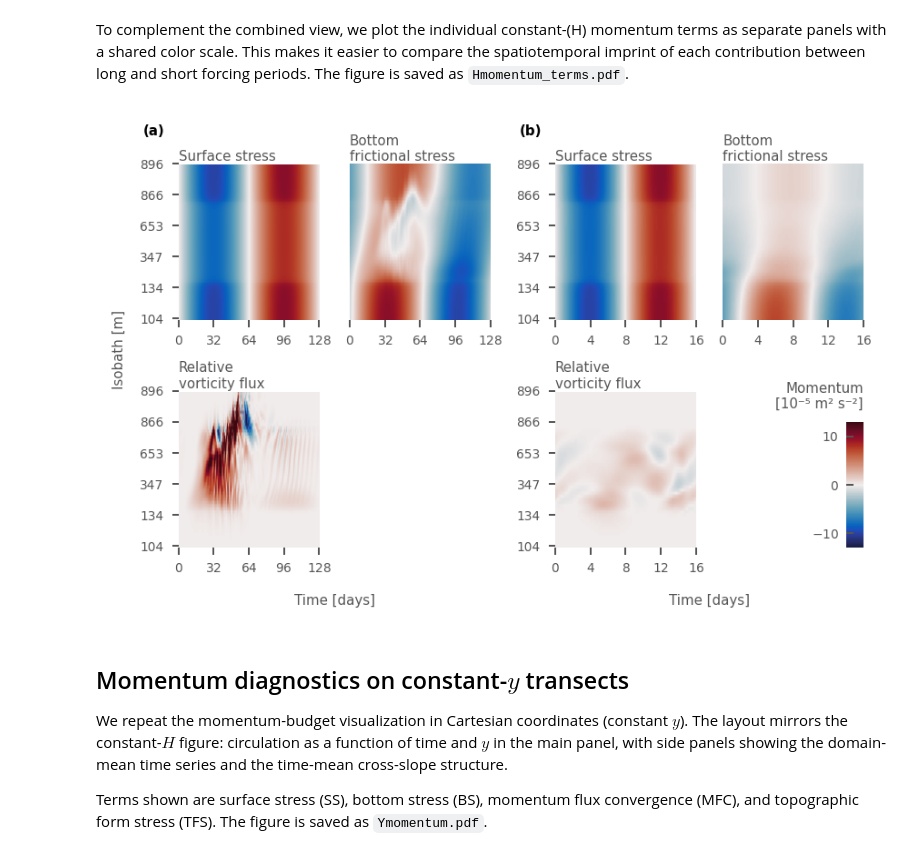
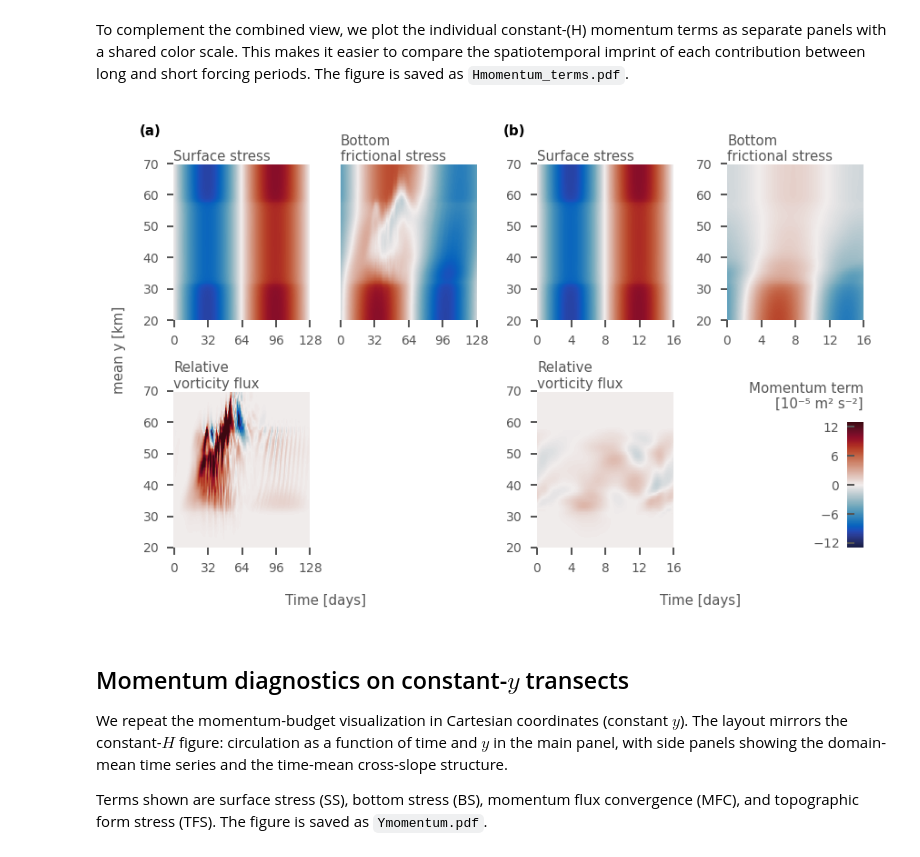
Before and after one commit to alpsjur/temporal-topo-flow, a Jupyter notebook: notebooks/make_figures.ipynb, the cells around one changed output. Saved outputs shown, nothing was run; the diff lists cells and outputs as text; code cells hidden in the pictures.

Commit message:
updated plots after review suggestions

```diff
--- a/notebooks/make_figures.ipynb
+++ b/notebooks/make_figures.ipynb
@@ -777,9 +887,9 @@ for term, ax, name in zip(terms, axes_a, names):
     ax.set_xticks(np.arange(0, 129, 32))
 
 # y-ticks & dual labels on first and third panels
-for key in ("a0", "a2"):
-    axd[key].set_yticks(np.arange(20, 71, 10))
-    axd[key].set_yticklabels([f"{h:.0f}" for h in H_targets[ystart:ystop+1:10]])
+#for key in ("a0", "a2"):
+#    axd[key].set_yticks(np.arange(20, 71, 10))
+#    axd[key].set_yticklabels([f"{h:.0f}" for h in H_targets[ystart:ystop+1:10]])
 
 # hide redundant y-ticks on middle panel; turn spacer off
 axd["a1"].set_yticks([])
@@ -798,16 +908,18 @@ for term, ax, name in zip(terms, axes_b, names):
     ax.set_xlim(0, 16)
     ax.set_xticks(np.arange(0, 17, 4))
 
-for key in ("b0", "b2"):
-    axd[key].set_yticks(np.arange(20, 71, 10))
-    axd[key].set_yticklabels([f"{h:.0f}" for h in H_targets[ystart:ystop+1:10]])
+#for key in ("b0", "b2"):
+#    axd[key].set_yticks(np.arange(20, 71, 10))
+#    axd[key].set_yticklabels([f"{h:.0f}" for h in H_targets[ystart:ystop+1:10]])
 
-axd["b1"].set_yticks([])
+#axd["b1"].set_yticks([])
 #axd["bC"].axis("off")
 
 # --- Labels & titles ---------------------------------------------------------
 #fig.supxlabel("Time [days]")
-fig.supylabel("Isobath [m]", fontsize=6)
+#fig.supylabel("Isobath [m]", fontsize=6)
+fig.supylabel("mean y [km]", fontsize=6)
+
 
 axd["a0"].text(-0.25, 1.25, "(a)", color="black",
                transform=axd["a0"].transAxes,
@@ -828,35 +940,42 @@ cax = inset_axes(
 )
 cbar = plt.colorbar(cm_a, cax=cax, orientation="vertical")#, label="Momentum [10⁻⁵ m² s⁻²]")
 cbar.ax.tick_params(direction="in")
 cbar.outline.set_visible(False)
 cbar.ax.yaxis.set_ticks_position("left")  # ticks on the left (adjacent to panels)
 #cbar.ax.yaxis.set_label_position("left")
-cbar.ax.set_title("Momentum\n[10⁻⁵ m² s⁻²]", loc="right", fontsize=6)  # label above bar
+cbar.set_ticks([-12,-6,0,6,12])
+cbar.ax.set_title("Momentum term\n[10⁻⁵ m² s⁻²]", loc="right", fontsize=6)  # label above bar
 
 # --- Final touches & save ----------------------------------------------------
 # ensure imshows don't get squashed in PDF
 for key in ("a0","a1","a2","b0","b1","b2"):
     axd[key].set_aspect("auto", adjustable="box")
+    axd[key].set_ylim(ystart, ystop)
 
 fig.canvas.draw()
 
 def add_group_xlabel(keys, text, dy=0.1):
     # compute group bounds in figure fraction coords
     x0s, x1s, y0s = [], [], []
     for k in keys:
         pos = axd[k].get_position()
         x0s.append(pos.x0); x1s.append(pos.x1); y0s.append(pos.y0)
     xc = (min(x0s) + max(x1s)) / 2.0      # center of group
     y  = min(y0s) - dy                     # a bit below the lowest panel
     fig.text(xc, y, text, ha="center", va="top")
 
 # one label under subfigure (a), and one under subfigure (b)
 add_group_xlabel(["a0","a1","a2"], "Time [days]")
 add_group_xlabel(["b0","b1","b2"], "Time [days]")
 
+# # plot equivY/default_params["R"] line on all panels
+# for key in ("a0","a1","a2","b0","b1","b2"):
+#     axd[key].plot(H_targets[ystart:ystop]/default_params["R"]/(60*60*24),equivY, color="gray", ls="--", lw=0.8)
+
+
 fig.savefig(figpath + "Hmomentum_terms.pdf")  # no bbox_inches with constrained layout
 # %% [output]
-[figure, old version]
+[figure, new version]
 # %% [markdown]
 ## Momentum diagnostics on constant-$y$ transects
 
```
Also changed, not shown: parts of 30 cells of this notebook, 1 other file.
